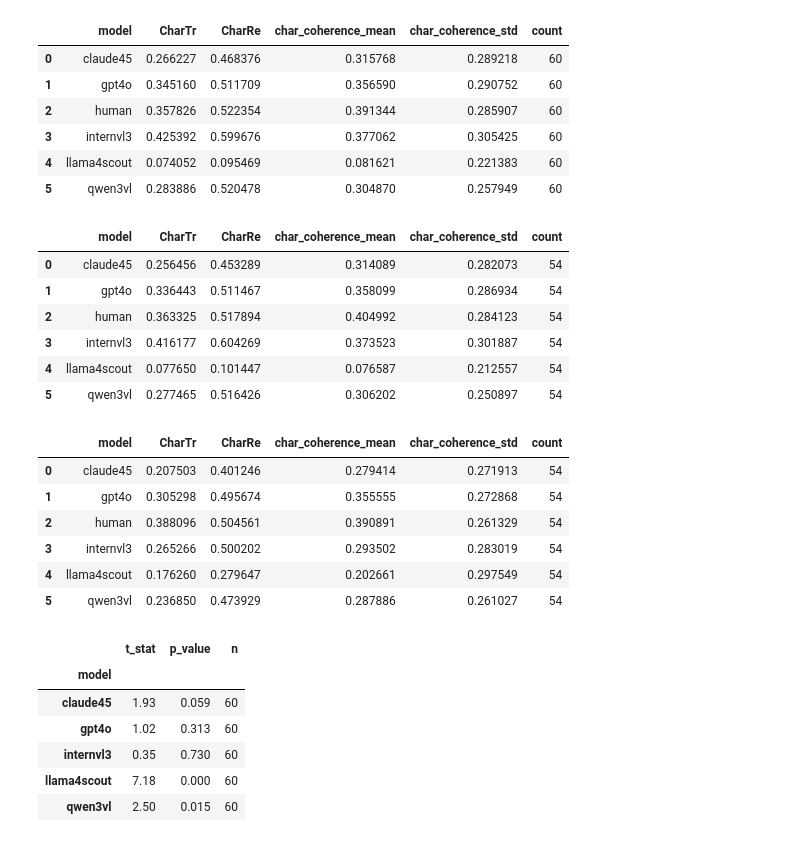
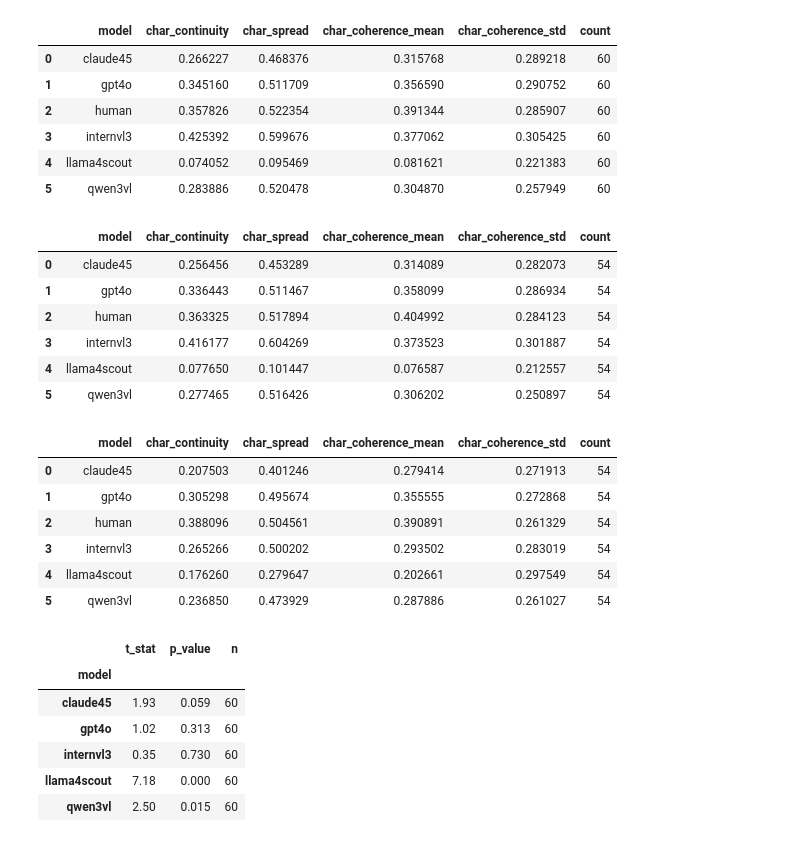
Before and after one commit to GU-CLASP/coherence-driven-humans, a Jupyter notebook: analysis/character_profiles.ipynb, the cells around one changed output. Saved outputs shown, nothing was run; the diff lists cells and outputs as text; code cells hidden in the pictures.

Commit message:
character persistence notes

```diff
--- a/analysis/character_profiles.ipynb
+++ b/analysis/character_profiles.ipynb
@@ -199,7 +199,7 @@ def load_character_data():
                         all_data.append({
                             'model': model, 'prompt': prompt, 'seed': seed,
                             'story_id': story_id, 'character_name': '__NO_ANNOTATION__',
-                            'CharTr': fill_val, 'CharRe': fill_val, 'char_coherence': fill_val
+                            'char_continuity': fill_val, 'char_spread': fill_val, 'char_coherence': fill_val
                         })
                         continue
 
@@ -210,7 +210,7 @@ def load_character_data():
                         all_data.append({
                             'model': model, 'prompt': prompt, 'seed': seed,
                             'story_id': story_id, 'character_name': '__NO_CHARACTER_MATCH__',
-                            'CharTr': fill_val, 'CharRe': fill_val, 'char_coherence': fill_val
+                            'char_continuity': fill_val, 'char_spread': fill_val, 'char_coherence': fill_val
                         })
                         continue
 
@@ -233,7 +233,7 @@ def prepare_char_data(df, excluded_story_ids=None):
 
             if model == 'human' and prompt == 'large':
                 df_avg = (
-                    df_mp.groupby(['story_id', 'character_name'])[['CharTr', 'CharRe', 'char_coherence']]
+                    df_mp.groupby(['story_id', 'character_name'])[['char_continuity', 'char_spread', 'char_coherence']]
                     .mean()
                     .reset_index()
                 )
@@ -241,7 +241,7 @@ def prepare_char_data(df, excluded_story_ids=None):
                     results.append({
                         'model': model, 'prompt': prompt,
                         'story_id': row['story_id'], 'character_name': row['character_name'],
-                        'CharTr': row['CharTr'], 'CharRe': row['CharRe'],
+                        'char_continuity': row['char_continuity'], 'char_spread': row['char_spread'],
                         'char_coherence': row['char_coherence']
                     })
             else:
@@ -250,7 +250,7 @@ def prepare_char_data(df, excluded_story_ids=None):
                     results.append({
                         'model': model, 'prompt': prompt,
                         'story_id': row['story_id'], 'character_name': row['character_name'],
-                        'CharTr': row['CharTr'], 'CharRe': row['CharRe'],
+                        'char_continuity': row['char_continuity'], 'char_spread': row['char_spread'],
                         'char_coherence': row['char_coherence']
                     })
 
@@ -266,7 +266,7 @@ def prepare_char_data(df, excluded_story_ids=None):
 def character_to_story_view(df_characters):
     # derived story-level view: average over characters within each story
     story_df = (
-        df_characters.groupby(['model', 'prompt', 'story_id'])[['CharTr', 'CharRe', 'char_coherence']]
+        df_characters.groupby(['model', 'prompt', 'story_id'])[['char_continuity', 'char_spread', 'char_coherence']]
         .mean()
         .reset_index()
     )
@@ -306,7 +306,7 @@ df_char.head()
 # original prompt: 60 stories
 story_original_60 = (
     df_char[df_char['prompt'] == 'original']
-    .groupby(['model', 'story_id'])[['CharTr', 'CharRe', 'char_coherence']]
+    .groupby(['model', 'story_id'])[['char_continuity', 'char_spread', 'char_coherence']]
     .mean()
     .reset_index()
     .sort_values(['model', 'story_id'])
@@ -315,8 +315,8 @@ story_original_60 = (
 char_agg_original_60 = (
     story_original_60.groupby('model')
     .agg(
-        CharTr=('CharTr', 'mean'),
-        CharRe=('CharRe', 'mean'),
+        char_continuity=('char_continuity', 'mean'),
+        char_spread=('char_spread', 'mean'),
         char_coherence_mean=('char_coherence', 'mean'),
         char_coherence_std=('char_coherence', 'std'),
         count=('story_id', 'count')  # number of stories per model
@@ -328,7 +328,7 @@ char_agg_original_60 = (
 # original prompt, 54
 story_original_54 = (
     df_char_54[df_char_54['prompt'] == 'original']
-    .groupby(['model', 'story_id'])[['CharTr', 'CharRe', 'char_coherence']]
+    .groupby(['model', 'story_id'])[['char_continuity', 'char_spread', 'char_coherence']]
     .mean()
     .reset_index()
     .sort_values(['model', 'story_id'])
@@ -337,59 +337,59 @@ story_original_54 = (
 char_agg_original_54 = (
     story_original_54.groupby('model')
     .agg(
-        CharTr=('CharTr', 'mean'),
-        CharRe=('CharRe', 'mean'),
+        char_continuity=('char_continuity', 'mean'),
+        char_spread=('char_spread', 'mean'),
         char_coherence_mean=('char_coherence', 'mean'),
         char_coherence_std=('char_coherence', 'std'),
         count=('story_id', 'count')  # number of stories per model
     )
     .reset_index()
     .sort_values('model')
 )
 
 # large prompt, 54
 story_large_54 = (
     df_char_54[df_char_54['prompt'] == 'large']
-    .groupby(['model', 'story_id'])[['CharTr', 'CharRe', 'char_coherence']]
+    .groupby(['model', 'story_id'])[['char_continuity', 'char_spread', 'char_coherence']]
     .mean()
     .reset_index()
     .sort_values(['model', 'story_id'])
 )
 
 char_agg_large_54 = (
     story_large_54.groupby('model')
     .agg(
-        CharTr=('CharTr', 'mean'),
-        CharRe=('CharRe', 'mean'),
+        char_continuity=('char_continuity', 'mean'),
+        char_spread=('char_spread', 'mean'),
         char_coherence_mean=('char_coherence', 'mean'),
         char_coherence_std=('char_coherence', 'std'),
         count=('story_id', 'count')  # number of stories per model
     )
     .reset_index()
     .sort_values('model')
 )
 
 display(char_agg_original_60)
 
 display(char_agg_original_54)
 
 display(char_agg_large_54)
 # %% [output]
-|  | model | CharTr | CharRe | char_coherence_mean | char_coherence_std | count |
+|  | model | char_continuity | char_spread | char_coherence_mean | char_coherence_std | count |
 | 0 | claude45 | 0.266227 | 0.468376 | 0.315768 | 0.289218 | 60 |
 | 1 | gpt4o | 0.345160 | 0.511709 | 0.356590 | 0.290752 | 60 |
 | 2 | human | 0.357826 | 0.522354 | 0.391344 | 0.285907 | 60 |
 | 3 | internvl3 | 0.425392 | 0.599676 | 0.377062 | 0.305425 | 60 |
 | 4 | llama4scout | 0.074052 | 0.095469 | 0.081621 | 0.221383 | 60 |
 | 5 | qwen3vl | 0.283886 | 0.520478 | 0.304870 | 0.257949 | 60 |
-|  | model | CharTr | CharRe | char_coherence_mean | char_coherence_std | count |
+|  | model | char_continuity | char_spread | char_coherence_mean | char_coherence_std | count |
 | 0 | claude45 | 0.256456 | 0.453289 | 0.314089 | 0.282073 | 54 |
 | 1 | gpt4o | 0.336443 | 0.511467 | 0.358099 | 0.286934 | 54 |
 | 2 | human | 0.363325 | 0.517894 | 0.404992 | 0.284123 | 54 |
 | 3 | internvl3 | 0.416177 | 0.604269 | 0.373523 | 0.301887 | 54 |
 | 4 | llama4scout | 0.077650 | 0.101447 | 0.076587 | 0.212557 | 54 |
 | 5 | qwen3vl | 0.277465 | 0.516426 | 0.306202 | 0.250897 | 54 |
-|  | model | CharTr | CharRe | char_coherence_mean | char_coherence_std | count |
+|  | model | char_continuity | char_spread | char_coherence_mean | char_coherence_std | count |
 | 0 | claude45 | 0.207503 | 0.401246 | 0.279414 | 0.271913 | 54 |
 | 1 | gpt4o | 0.305298 | 0.495674 | 0.355555 | 0.272868 | 54 |
 | 2 | human | 0.388096 | 0.504561 | 0.390891 | 0.261329 | 54 |
```
Also changed, not shown: parts of 4 cells of this notebook, 1 other file.
